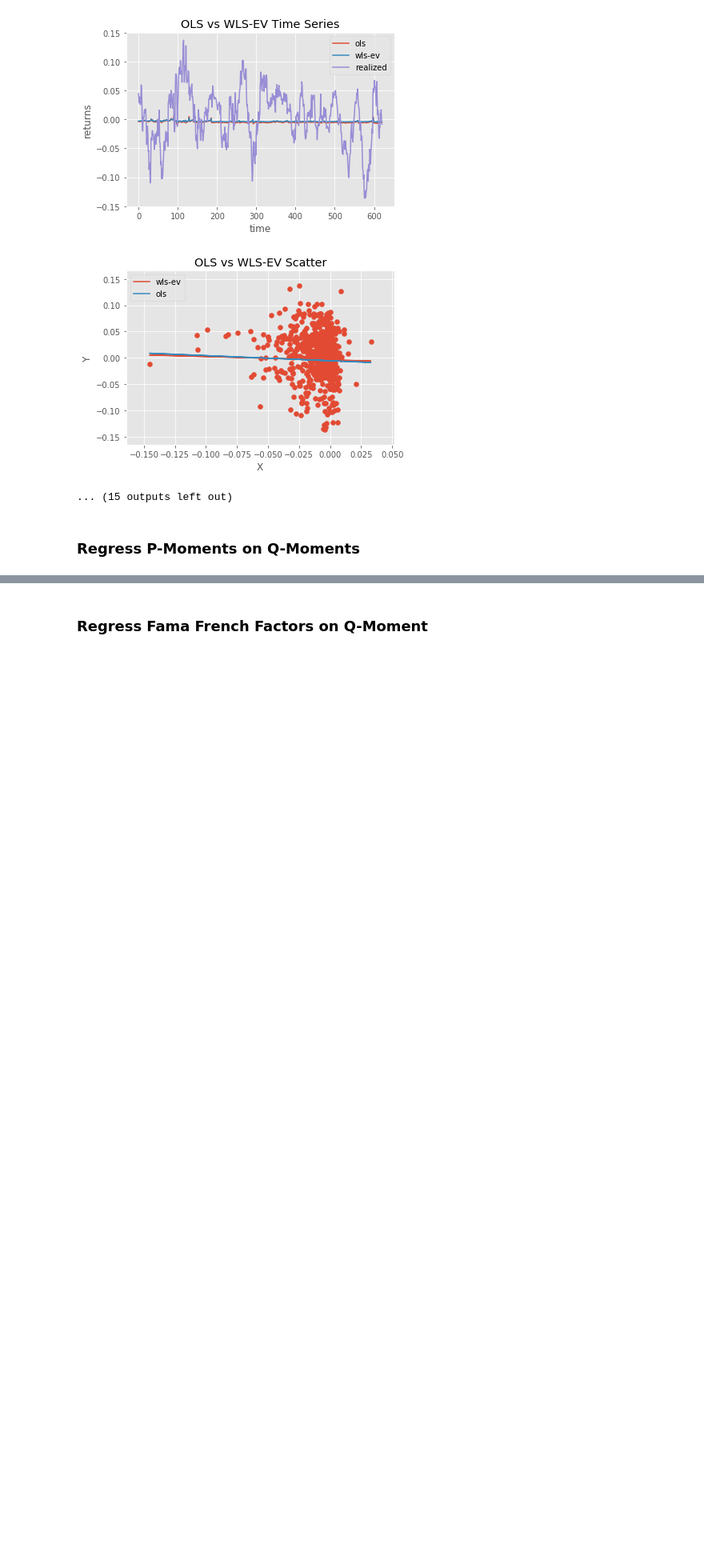
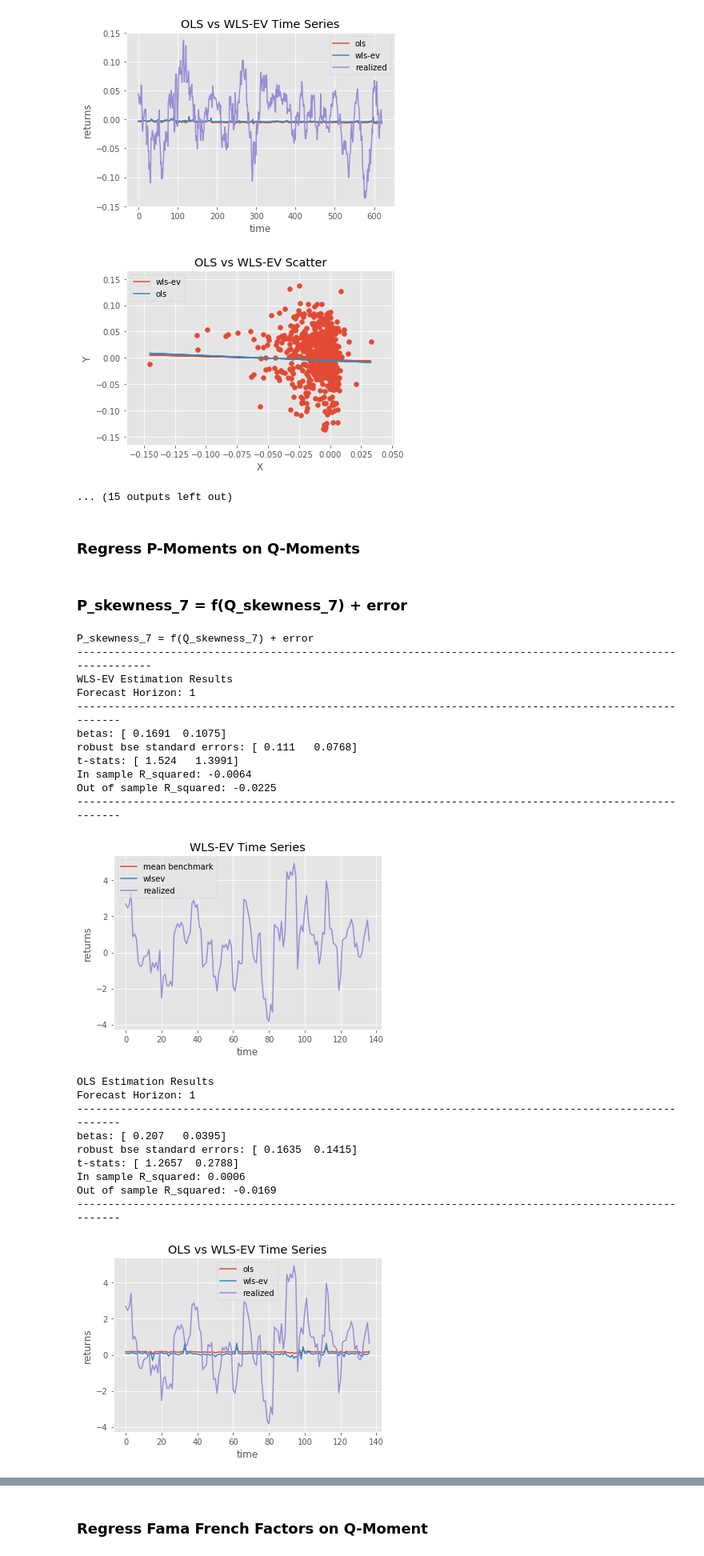
Before and after one commit to tobikuhlmann/robust-linear-forecasting, a Jupyter notebook: wlsev_analysis.ipynb, the cells around one changed output, grey strips where cells are left out. Shown at 80% size. Drawn from its saved outputs; the diff is of its cells as text; code cells hidden in the pictures; blank space fills up the shorter version.

```diff
--- a/wlsev_analysis.ipynb
+++ b/wlsev_analysis.ipynb
@@ -306,6 +324,7 @@ print(data_pq.shape)
 # using a HAR-RV (Hierachical Autoregressive-Realized Variance) Model from Corsi (2009)
 # ------------------------------------------------------------------------------------------------------------
 # Log return variance
+# ------------------------------------------------------------------------------------------------------------
 ea_var_obj = ExAnteVariance(data_wop['variance']) # no implied vol
 #ea_var_obj = ExAnteVariance(data_wop['variance'], data_wop['implied_var']) # implied vol
 result = ea_var_obj.estimate_variance() # Estimate Variance
@@ -313,6 +332,7 @@ result = ea_var_obj.estimate_variance() # Estimate Variance
 data_wop_var = data_wop.join(pd.DataFrame({'var_logret_daily_est': result}).dropna()).dropna() # merge for correct indexing
 
 # P Moments variances for different maturities / forecast horizons
+# ------------------------------------------------------------------------------------------------------------
 ea_var_obj_skewness7 = ExAnteVariance(data_pq['var_skewness7'])
 result_skewness7 = ea_var_obj_skewness7.estimate_variance() # Estimate Variance
 ea_var_obj_kurtosis7 = ExAnteVariance(data_pq['var_kurtosis7'])
@@ -350,11 +370,14 @@ result_variances = pd.DataFrame({'var_est_skewness7': result_skewness7, 'var_est
                                  'var_est_skewness60': result_skewness60, 'var_est_kurtosis60': result_kurtosis60,
                                  'var_est_skewness91': result_skewness91, 'var_est_kurtosis91': result_kurtosis91,
                                  'var_est_skewness182': result_skewness182, 'var_est_kurtosis182': result_kurtosis182,
-                                 'var_est_skewness365': result_skewness365, 'var_est_kurtosis7': result_kurtosis7,
-                                 'var_est_skewness7': result_skewness7, 'var_est_kurtosis7': result_kurtosis7,
-                                 'var_est_skewness7': result_skewness7, 'var_est_kurtosis7': result_kurtosis7,
+                                 'var_est_skewness365': result_skewness365, 'var_est_kurtosis365': result_kurtosis365
                                 }).dropna()
 data_pq_var = data_pq.join(result_variances).dropna() # merge for correct indexing
+print(data_pq_var[1:100])
+
+
+# Fama French Factor variances for different maturities / forecast horizons
+# ------------------------------------------------------------------------------------------------------------
 # %% [output]
 Variance Estimation Object initialized!
 Variance Estimation begins!
@@ -589,3 +599,56 @@ Out of sample R_squared: -0.0146
 ... (15 outputs left out)
 # %% [markdown]
 ### Regress P-Moments on Q-Moments
+# %% [markdown]
+### P_skewness_7 = f(Q_skewness_7) + error
+# %%
+forecast_horizon = 1
+
+# P_skewness_7 = f(Q_skewness_7) + error
+print('P_skewness_7 = f(Q_skewness_7) + error')
+print ('------------------------------------------------------------------------------------------------------------')
+# WLS-EV
+wlsev_obj = Wlsev_model(data_pq_var['Q_skewness_7'][:-1].as_matrix(), data_pq_var['skewness7'][1:].as_matrix(), data_pq_var['var_est_skewness7'][1:].as_matrix(), forecast_horizon)
+wlsev_obj.fit()
+# OOS evaluation to get Rsquared
+wlsev_obj.evaluate()
+wlsev_obj.print_results()
+wlsev_obj.plot_results()
+# get data
+X, Y, y_wlsev = wlsev_obj.get_plot_data_wlsev()
+
+# OLS
+ols_obj = OLS_model(data_pq_var['Q_skewness_7'][:-1].as_matrix(), data_pq_var['skewness7'][1:].as_matrix(), forecast_horizon)
+ols_obj.fit()
+# OOS evaluation to get Rsquared
+ols_obj.evaluate()
+ols_obj.print_results()
+# get data
+X, Y, y_ols = ols_obj.get_plot_data_ols()
+
+# Visualisation
+visualisation.plot_results(X,Y,y_wlsev, y_ols) # time series plot
+visualisation.plot_scatter(X,Y,y_wlsev, y_ols) # scatter plot
+# %% [output]
+P_skewness_7 = f(Q_skewness_7) + error
+------------------------------------------------------------------------------------------------------------
+WLS-EV Estimation Results
+Forecast Horizon: 1
+-------------------------------------------------------------------------------------------------------
+betas: [ 0.1691  0.1075]
+robust bse standard errors: [ 0.111   0.0768]
+t-stats: [ 1.524   1.3991]
+In sample R_squared: -0.0064
+Out of sample R_squared: -0.0225
+-------------------------------------------------------------------------------------------------------
+[figure, added]
+OLS Estimation Results
+Forecast Horizon: 1
+-------------------------------------------------------------------------------------------------------
+betas: [ 0.207   0.0395]
+robust bse standard errors: [ 0.1635  0.1415]
+t-stats: [ 1.2657  0.2788]
+In sample R_squared: 0.0006
+Out of sample R_squared: -0.0169
+-------------------------------------------------------------------------------------------------------
+[figure, added]
```
Also changed, not shown: parts of 30 cells of this notebook, 2 other files.
